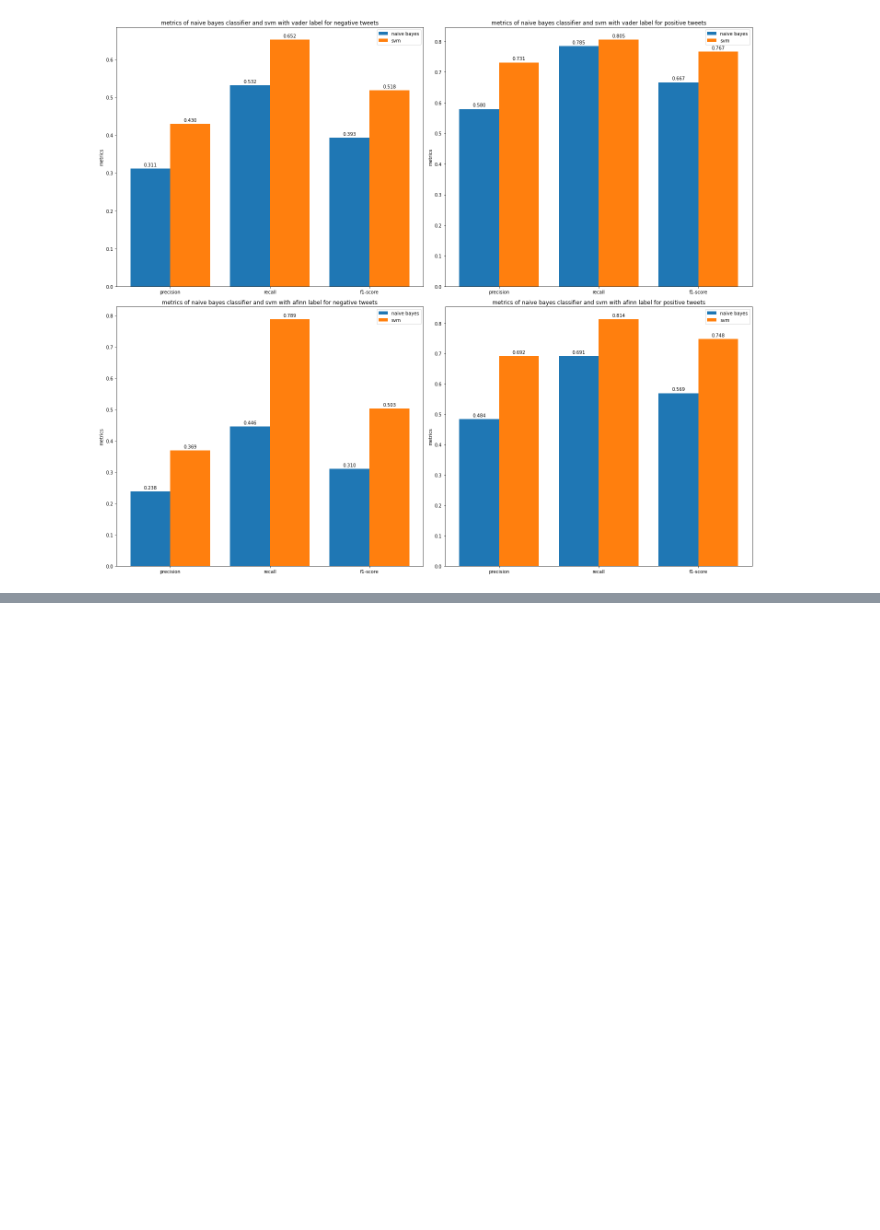
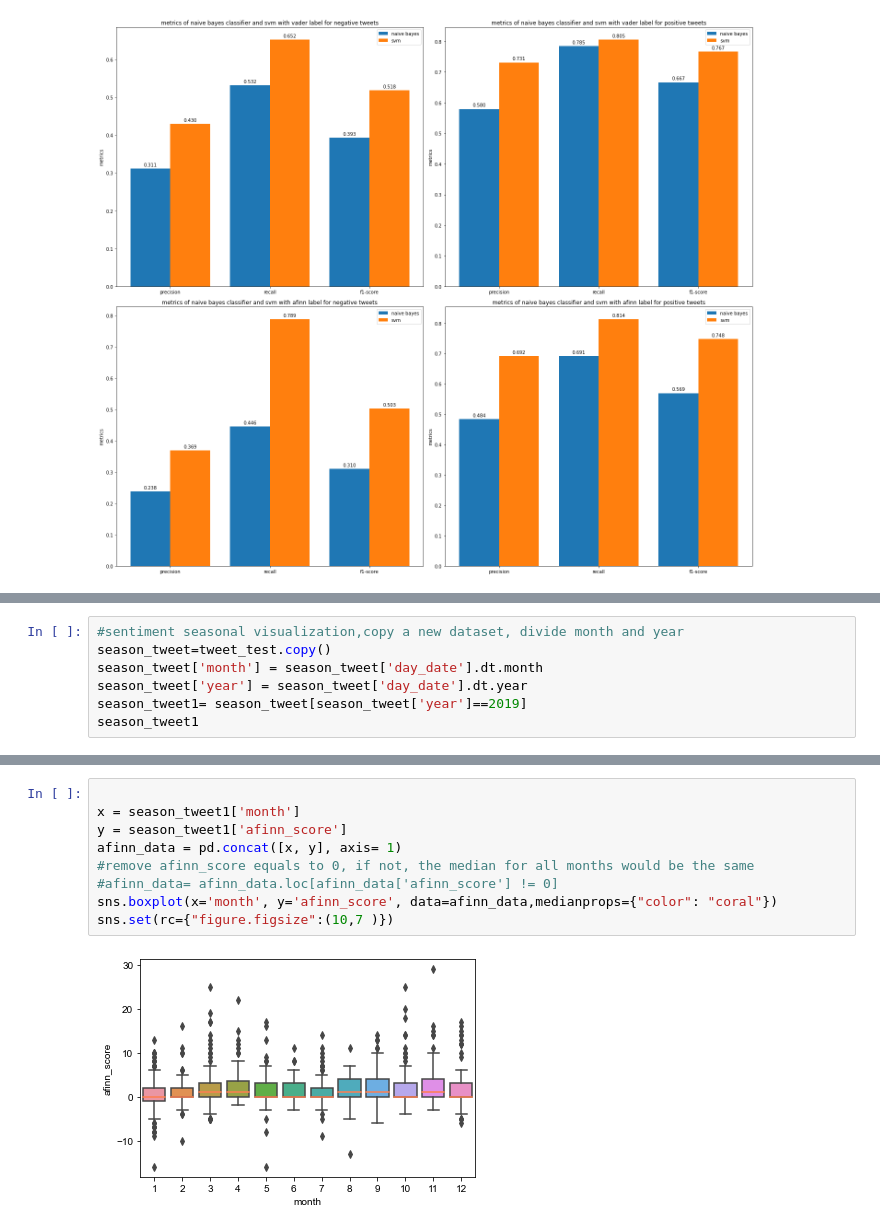
Before and after one commit to francestang1117/Sentiment-Analysis-of-Apple-company, a Jupyter notebook: code.ipynb, the cells around one changed output, grey strips where cells are left out. Cells and saved outputs as stored; diff of their text form; blank space fills up the shorter version.

```diff
--- a/code.ipynb
+++ b/code.ipynb
@@ -668,0 +747,7 @@ plt.show()
+# %%
+#sentiment seasonal visualization,copy a new dataset, divide month and year
+season_tweet=tweet_test.copy()
+season_tweet['month'] = season_tweet['day_date'].dt.month
+season_tweet['year'] = season_tweet['day_date'].dt.year
+season_tweet1= season_tweet[season_tweet['year']==2019]
+season_tweet1
@@ -668,0 +768,11 @@ plt.show()
+# %%
+
+x = season_tweet1['month']
+y = season_tweet1['afinn_score']
+afinn_data = pd.concat([x, y], axis= 1)
+#remove afinn_score equals to 0, if not, the median for all months would be the same
+#afinn_data= afinn_data.loc[afinn_data['afinn_score'] != 0]
+sns.boxplot(x='month', y='afinn_score', data=afinn_data,medianprops={"color": "coral"})
+sns.set(rc={"figure.figsize":(10,7 )})
+# %% [output]
+[figure, added]
```
Also changed, not shown: parts of 20 cells of this notebook.
